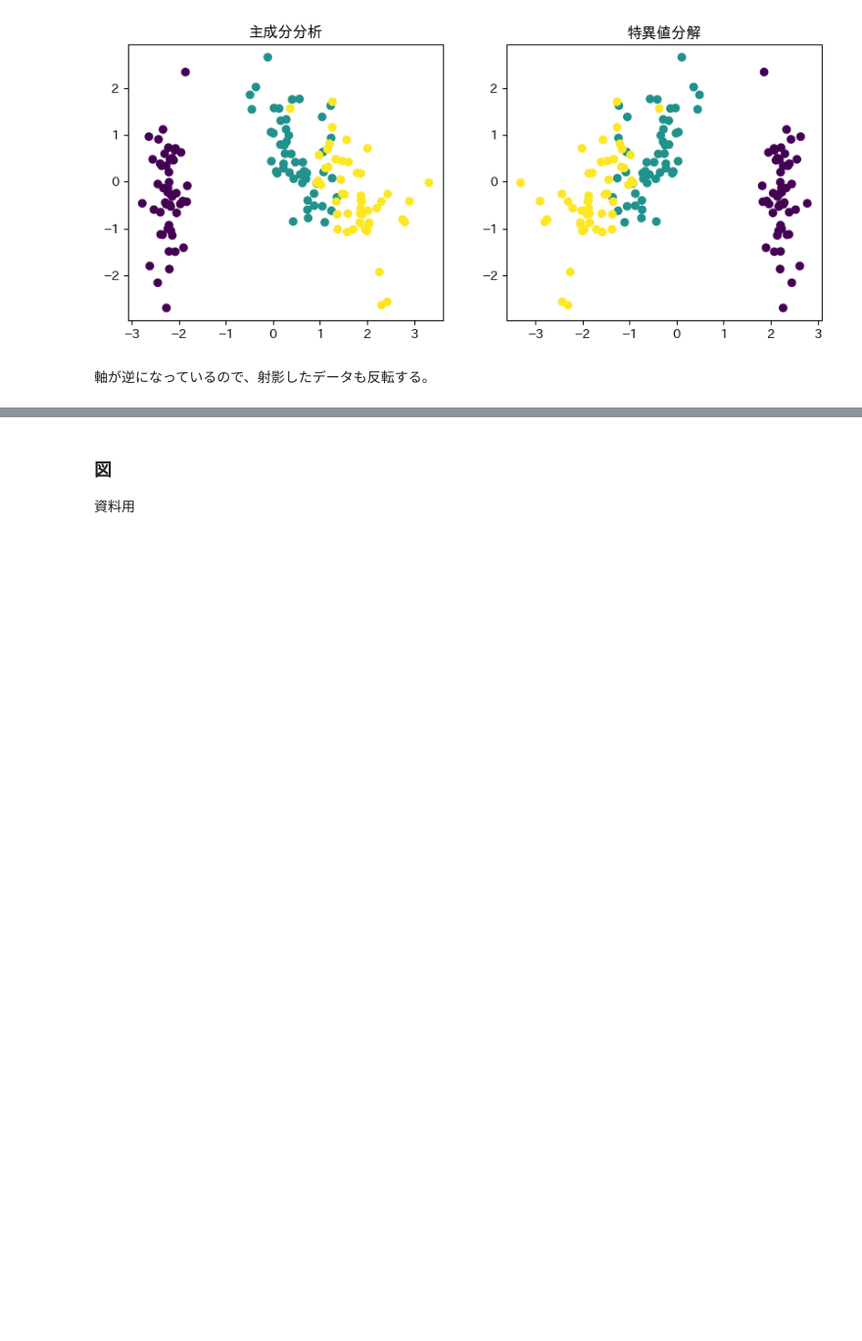
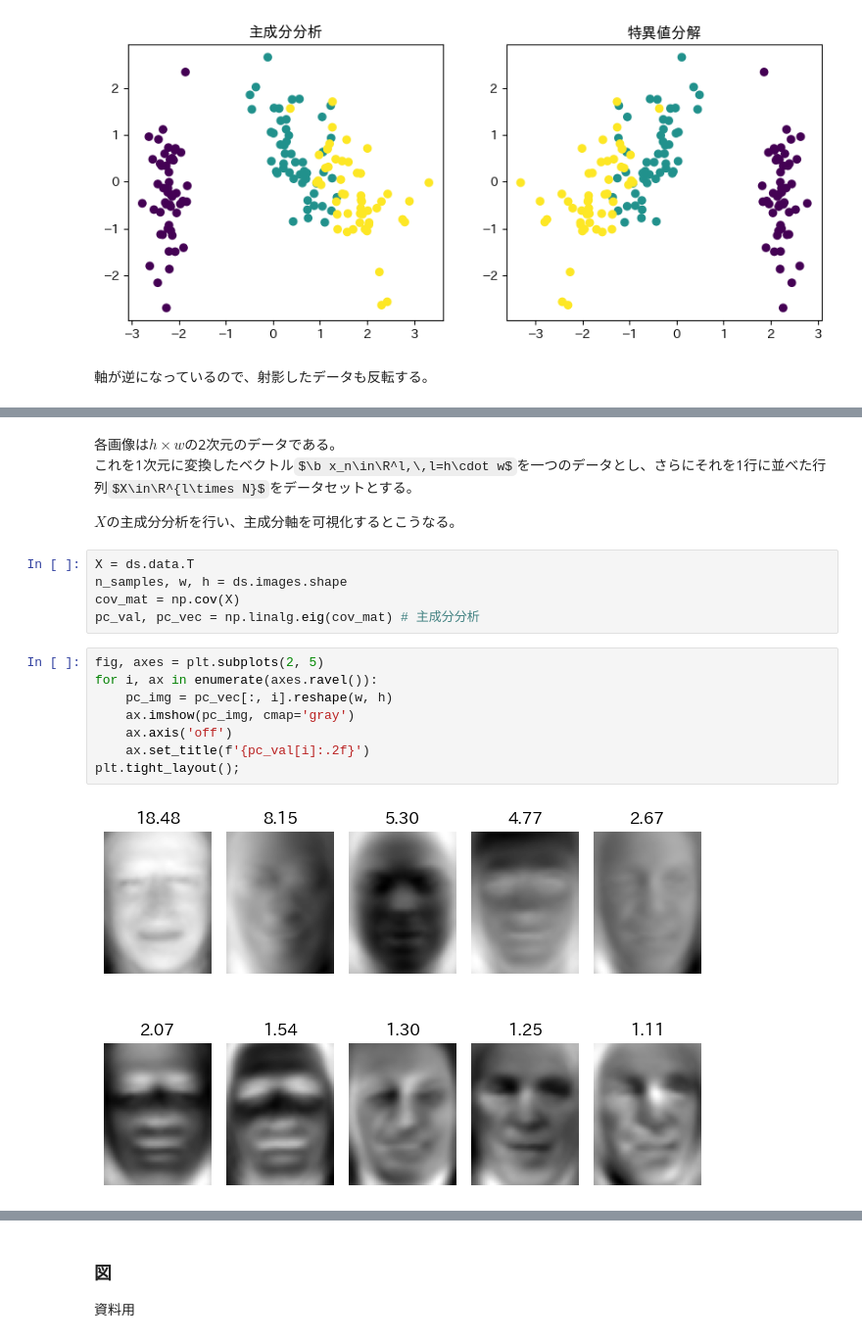
Before and after one commit to misya11p/dimensionality-reduction, a Jupyter notebook: PCA.ipynb, the cells around one changed output, grey strips where cells are left out. Shown at 98% size. Saved outputs shown, nothing was run; the diff lists cells and outputs as text; some formulas as TeX source; blank space fills up the shorter version.

```diff
--- a/PCA.ipynb
+++ b/PCA.ipynb
@@ -313,0 +354,20 @@ ax2.set_title('特異値分解');
+# %% [markdown]
+各画像は$h\times w$の2次元のデータである。
+これを1次元に変換したベクトル$\b x_n\in\R^l,\,l=h\cdot w$を一つのデータとし、さらにそれを1行に並べた行列$X\in\R^{l\times N}$をデータセットとする。
+
+$X$の主成分分析を行い、主成分軸を可視化するとこうなる。
+# %%
+X = ds.data.T
+n_samples, w, h = ds.images.shape
+cov_mat = np.cov(X)
+pc_val, pc_vec = np.linalg.eig(cov_mat) # 主成分分析
+# %%
+fig, axes = plt.subplots(2, 5)
+for i, ax in enumerate(axes.ravel()):
+    pc_img = pc_vec[:, i].reshape(w, h)
+    ax.imshow(pc_img, cmap='gray')
+    ax.axis('off')
+    ax.set_title(f'{pc_val[i]:.2f}')
+plt.tight_layout();
+# %% [output]
+[figure, added]
```
Also changed, not shown: parts of 30 cells of this notebook.
